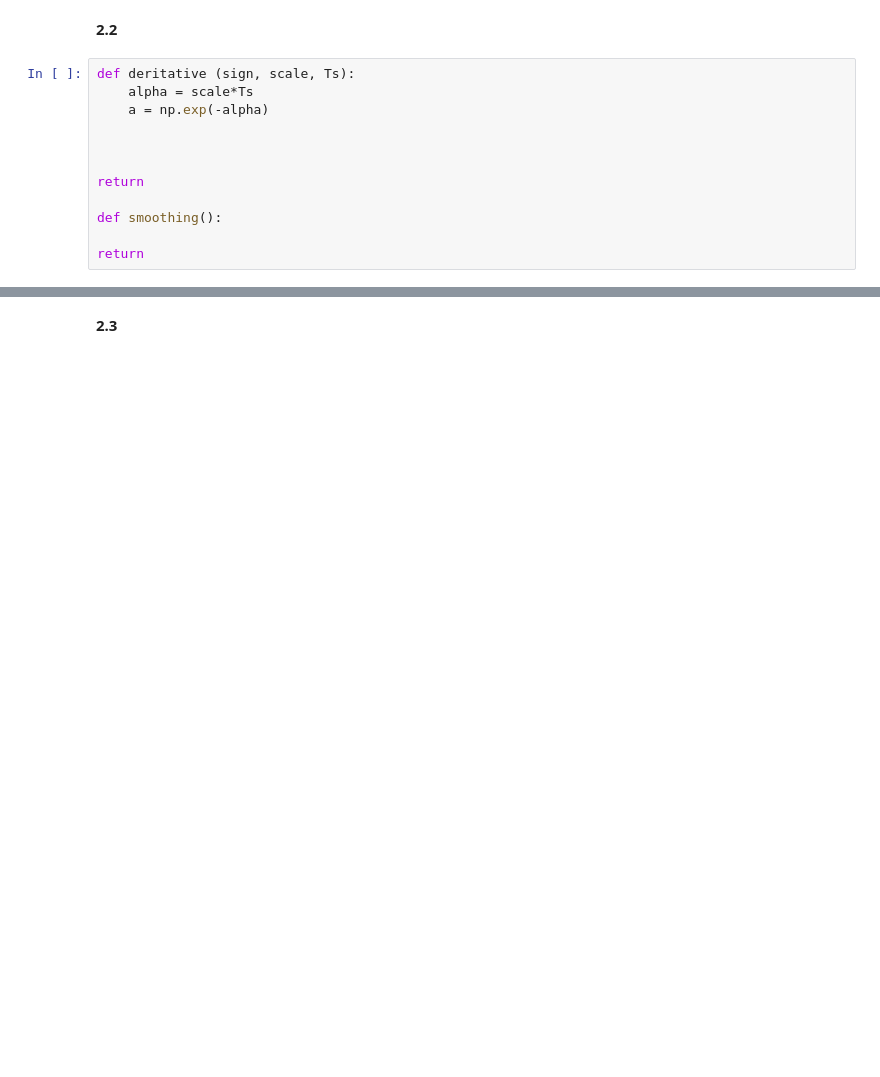
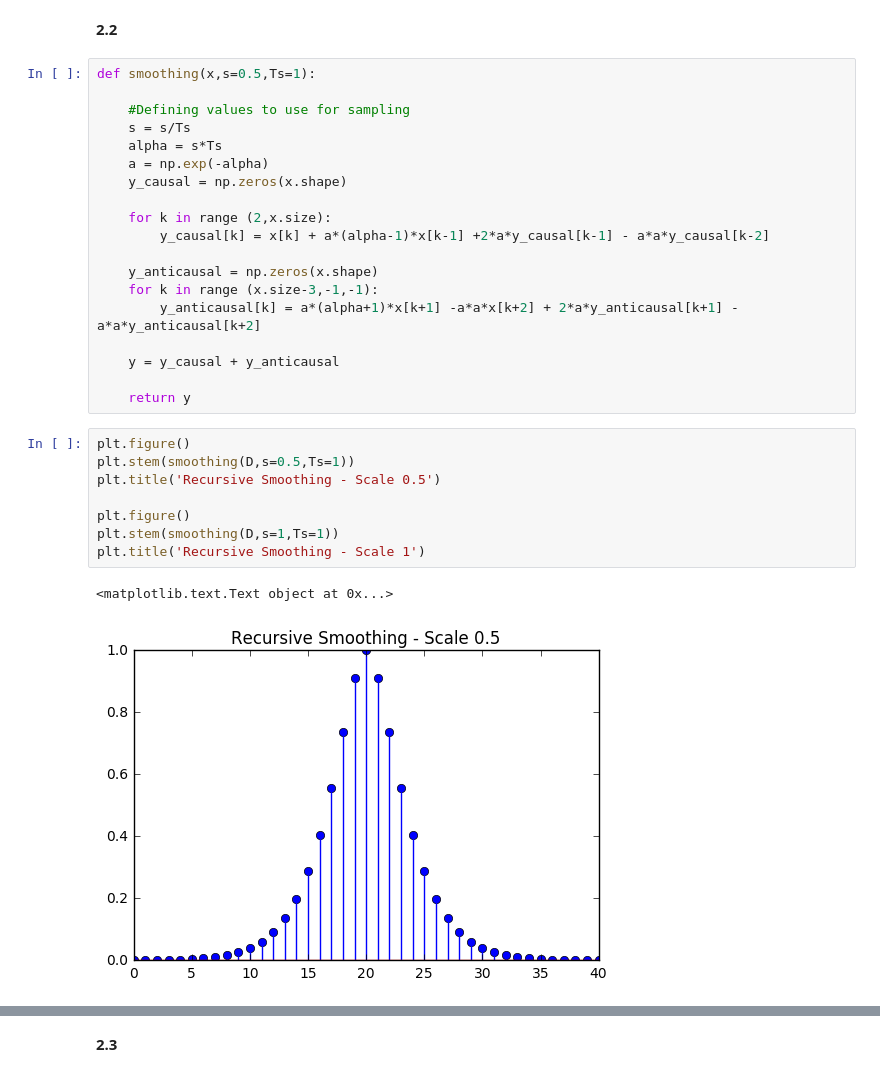
Before and after one commit to CarmenGenis/DSP-TP-1617, a Jupyter notebook: Lab6-7/python/Lab67.ipynb, the cells around one changed output, grey strips where cells are left out. Cells and saved outputs as stored; diff of their text form; blank space fills up the shorter version.

```diff
--- a/Lab6-7/python/Lab67.ipynb
+++ b/Lab6-7/python/Lab67.ipynb
@@ -162,14 +165,32 @@ plt.stem(Dirac(20,40))
 # %% [markdown]
 **2.2**
-# %%
-def deritative (sign, scale, Ts):
-    alpha = scale*Ts
-    a = np.exp(-alpha)
-
-
-
-return
-
-def smoothing():
-
-return
+# %%
+def smoothing(x,s=0.5,Ts=1):
+
+    #Defining values to use for sampling
+    s = s/Ts
+    alpha = s*Ts
+    a = np.exp(-alpha)
+    y_causal = np.zeros(x.shape)
+
+    for k in range (2,x.size):
+        y_causal[k] = x[k] + a*(alpha-1)*x[k-1] +2*a*y_causal[k-1] - a*a*y_causal[k-2]
+
+    y_anticausal = np.zeros(x.shape)
+    for k in range (x.size-3,-1,-1):
+        y_anticausal[k] = a*(alpha+1)*x[k+1] -a*a*x[k+2] + 2*a*y_anticausal[k+1] - a*a*y_anticausal[k+2]
+
+    y = y_causal + y_anticausal
+
+    return y
+# %%
+plt.figure()
+plt.stem(smoothing(D,s=0.5,Ts=1))
+plt.title('Recursive Smoothing - Scale 0.5')
+
+plt.figure()
+plt.stem(smoothing(D,s=1,Ts=1))
+plt.title('Recursive Smoothing - Scale 1')
+# %% [output]
+<matplotlib.text.Text object at 0x...>
+[figure, added]
```
Also changed, not shown: parts of 9 cells of this notebook.
